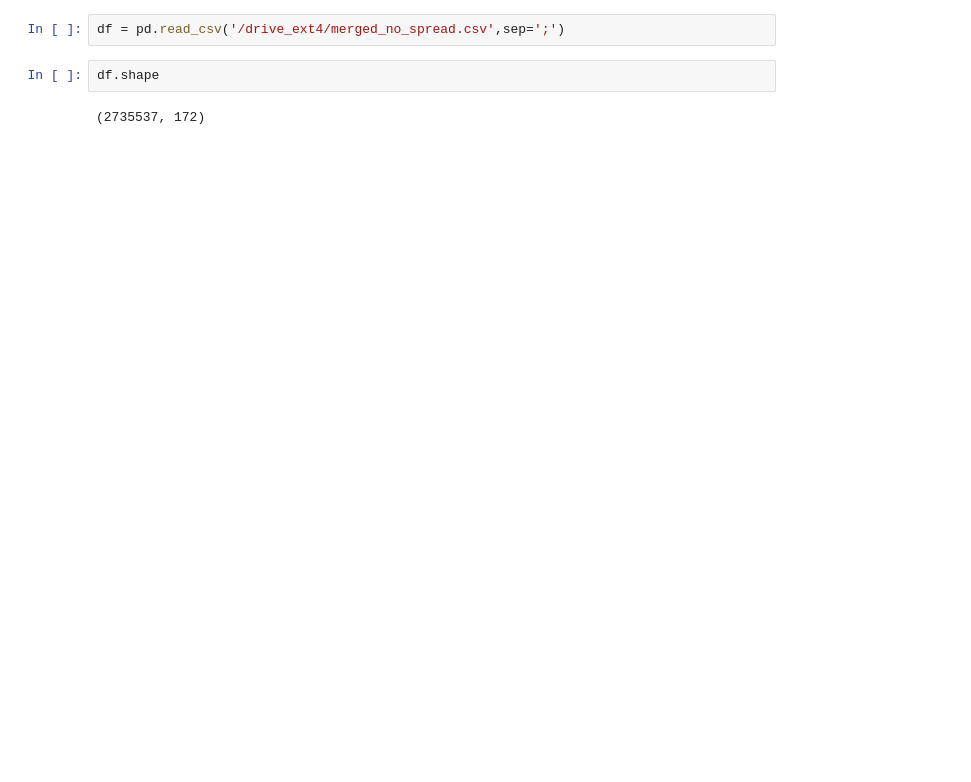
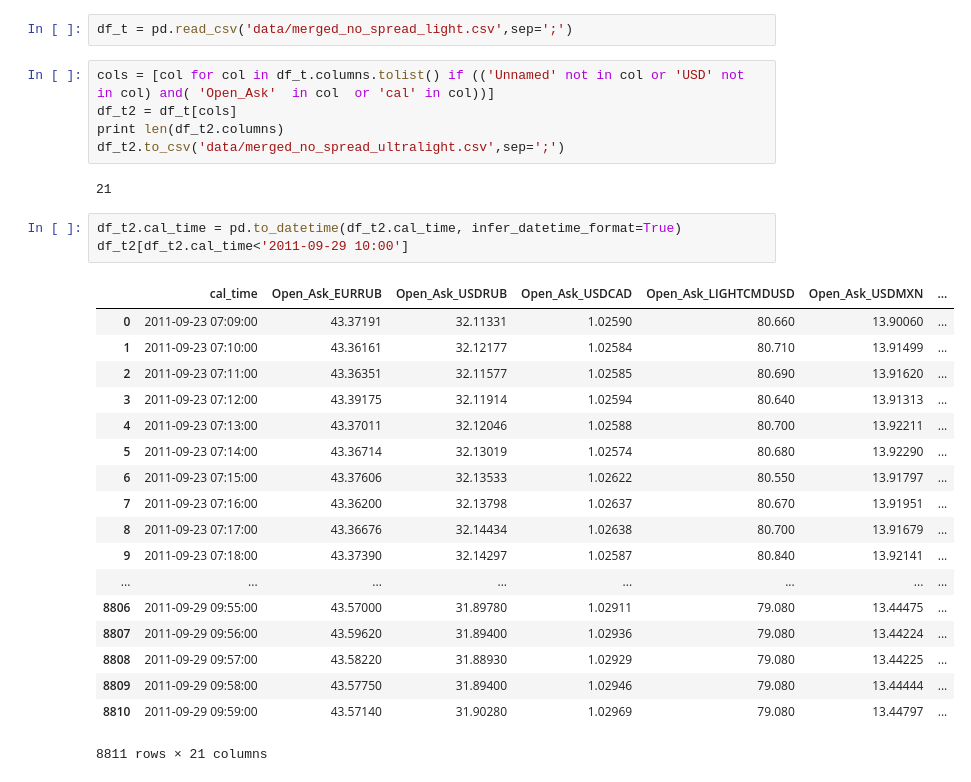
Before and after one commit to clementlefevre/Wolf-of-Mauer-Park, a Jupyter notebook: overview.ipynb, the cells around one changed output. Cells and saved outputs as stored; diff of their text form; blank space fills up the shorter version.

```diff
--- a/overview.ipynb
+++ b/overview.ipynb
@@ -13,7 +16,32 @@ import csv
 # %%
-df = pd.read_csv('/drive_ext4/merged_no_spread.csv',sep=';')
+df_t = pd.read_csv('data/merged_no_spread_light.csv',sep=';')
-# %%
-df.shape
-# %% [output]
-(2735537, 172)
+# %%
+cols = [col for col in df_t.columns.tolist() if (('Unnamed' not in col or 'USD' not in col) and( 'Open_Ask'  in col  or 'cal' in col))]
+df_t2 = df_t[cols]
+print len(df_t2.columns)
+df_t2.to_csv('data/merged_no_spread_ultralight.csv',sep=';')
+# %% [output]
+21
+# %%
+df_t2.cal_time = pd.to_datetime(df_t2.cal_time, infer_datetime_format=True)
+df_t2[df_t2.cal_time<'2011-09-29 10:00']
+# %% [output]
+|  | cal_time | Open_Ask_EURRUB | Open_Ask_USDRUB | Open_Ask_USDCAD | Open_Ask_LIGHTCMDUSD | Open_Ask_USDMXN | ... |
+| 0 | 2011-09-23 07:09:00 | 43.37191 | 32.11331 | 1.02590 | 80.660 | 13.90060 | ... |
+| 1 | 2011-09-23 07:10:00 | 43.36161 | 32.12177 | 1.02584 | 80.710 | 13.91499 | ... |
+| 2 | 2011-09-23 07:11:00 | 43.36351 | 32.11577 | 1.02585 | 80.690 | 13.91620 | ... |
+| 3 | 2011-09-23 07:12:00 | 43.39175 | 32.11914 | 1.02594 | 80.640 | 13.91313 | ... |
+| 4 | 2011-09-23 07:13:00 | 43.37011 | 32.12046 | 1.02588 | 80.700 | 13.92211 | ... |
+| 5 | 2011-09-23 07:14:00 | 43.36714 | 32.13019 | 1.02574 | 80.680 | 13.92290 | ... |
+| 6 | 2011-09-23 07:15:00 | 43.37606 | 32.13533 | 1.02622 | 80.550 | 13.91797 | ... |
+| 7 | 2011-09-23 07:16:00 | 43.36200 | 32.13798 | 1.02637 | 80.670 | 13.91951 | ... |
+| 8 | 2011-09-23 07:17:00 | 43.36676 | 32.14434 | 1.02638 | 80.700 | 13.91679 | ... |
+| 9 | 2011-09-23 07:18:00 | 43.37390 | 32.14297 | 1.02587 | 80.840 | 13.92141 | ... |
+| ... | ... | ... | ... | ... | ... | ... | ... |
+| 8806 | 2011-09-29 09:55:00 | 43.57000 | 31.89780 | 1.02911 | 79.080 | 13.44475 | ... |
+| 8807 | 2011-09-29 09:56:00 | 43.59620 | 31.89400 | 1.02936 | 79.080 | 13.44224 | ... |
+| 8808 | 2011-09-29 09:57:00 | 43.58220 | 31.88930 | 1.02929 | 79.080 | 13.44225 | ... |
+| 8809 | 2011-09-29 09:58:00 | 43.57750 | 31.89400 | 1.02946 | 79.080 | 13.44444 | ... |
+| 8810 | 2011-09-29 09:59:00 | 43.57140 | 31.90280 | 1.02969 | 79.080 | 13.44797 | ... |
+8811 rows × 21 columns
 # %%
```
Also changed, not shown: parts of 6 cells of this notebook, 14 other files.
